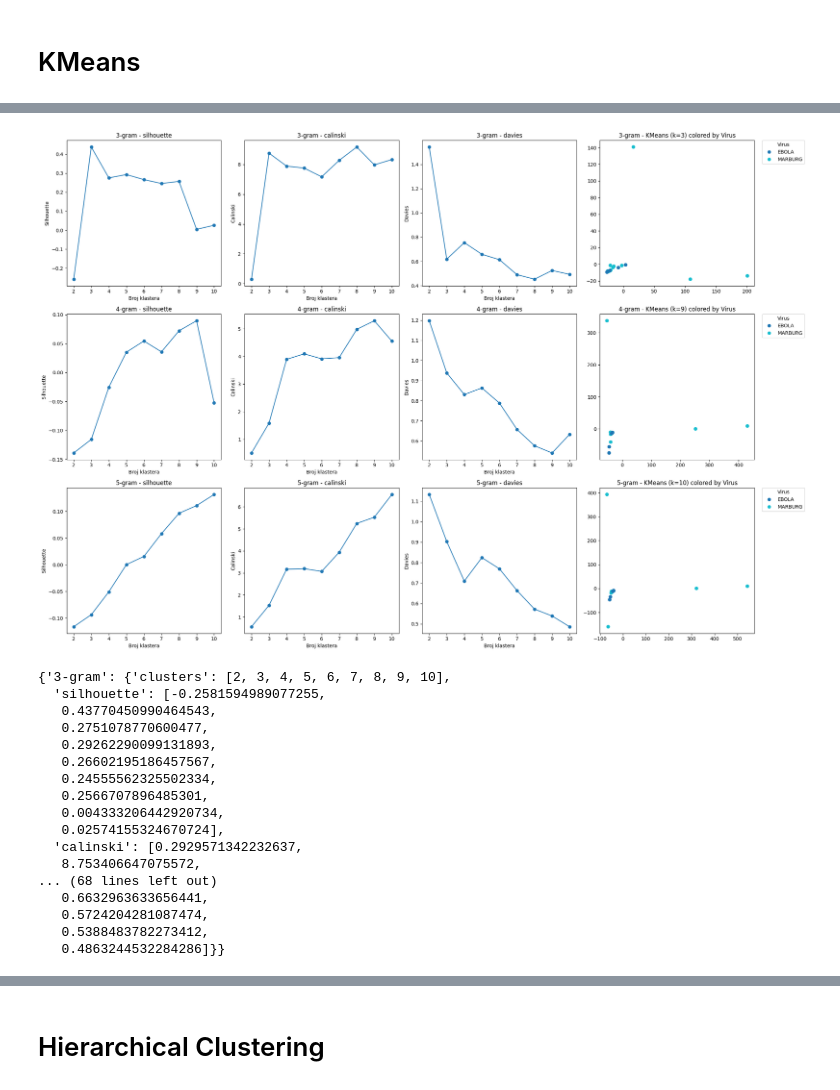
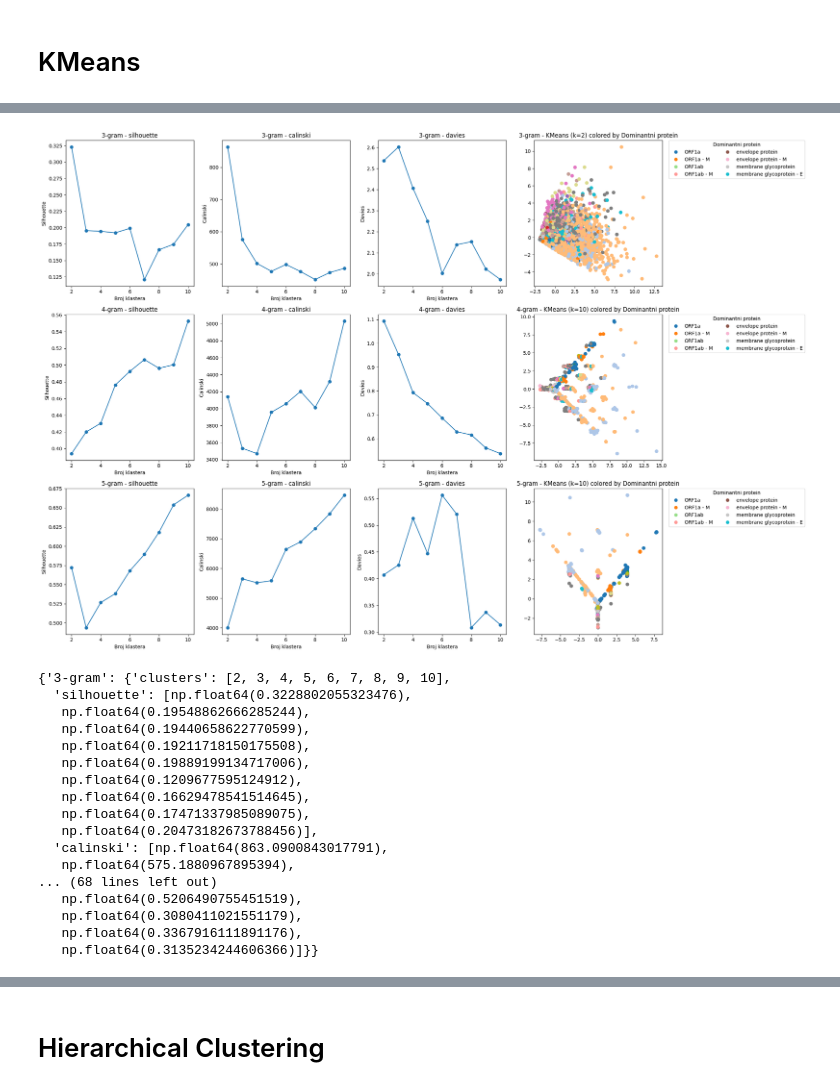
Before and after one commit to ivamilutinovic/data-mining-project, a Jupyter notebook: clustering/Aminoacid.ipynb, the cells around one changed output, grey strips where cells are left out. Cells and saved outputs as stored; diff of their text form; code cells hidden in the pictures.

```diff
--- a/clustering/Aminoacid.ipynb
+++ b/clustering/Aminoacid.ipynb
@@ -126,22 +182,22 @@ datasets = {"3-gram": df3, "4-gram": df4, "5-gram": df5}
 # %%
-kmeans_clustering(datasets)
+kmeans_clustering(datasets, label_column="dominant_protein", cluster_range=range(2, 11))
 # %% [output]
-[figure, old version]
+[figure, new version]
 {'3-gram': {'clusters': [2, 3, 4, 5, 6, 7, 8, 9, 10],
-  'silhouette': [-0.2581594989077255,
-   0.43770450990464543,
-   0.2751078770600477,
-   0.29262290099131893,
-   0.26602195186457567,
-   0.24555562325502334,
-   0.2566707896485301,
-   0.004333206442920734,
-   0.02574155324670724],
-  'calinski': [0.2929571342232637,
-   8.753406647075572,
+  'silhouette': [np.float64(0.3228802055323476),
+   np.float64(0.19548862666285244),
+   np.float64(0.19440658622770599),
+   np.float64(0.19211718150175508),
+   np.float64(0.19889199134717006),
+   np.float64(0.1209677595124912),
+   np.float64(0.16629478541514645),
+   np.float64(0.17471337985089075),
+   np.float64(0.20473182673788456)],
+  'calinski': [np.float64(863.0900843017791),
+   np.float64(575.1880967895394),
 ... (68 lines left out)
-   0.6632963633656441,
-   0.5724204281087474,
-   0.5388483782273412,
-   0.4863244532284286]}}
+   np.float64(0.5206490755451519),
+   np.float64(0.3080411021551179),
+   np.float64(0.3367916111891176),
+   np.float64(0.3135234244606366)]}}
 # %%
```
Also changed, not shown: parts of 26 cells of this notebook.
